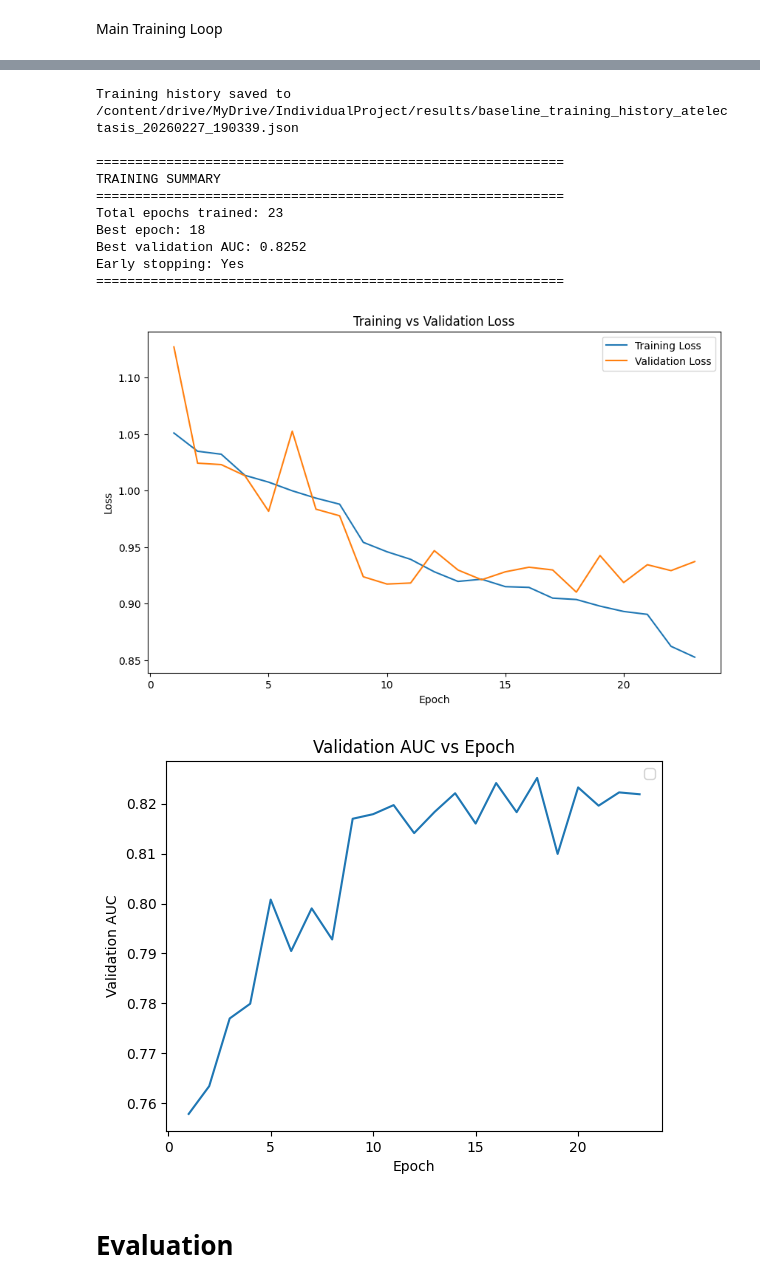
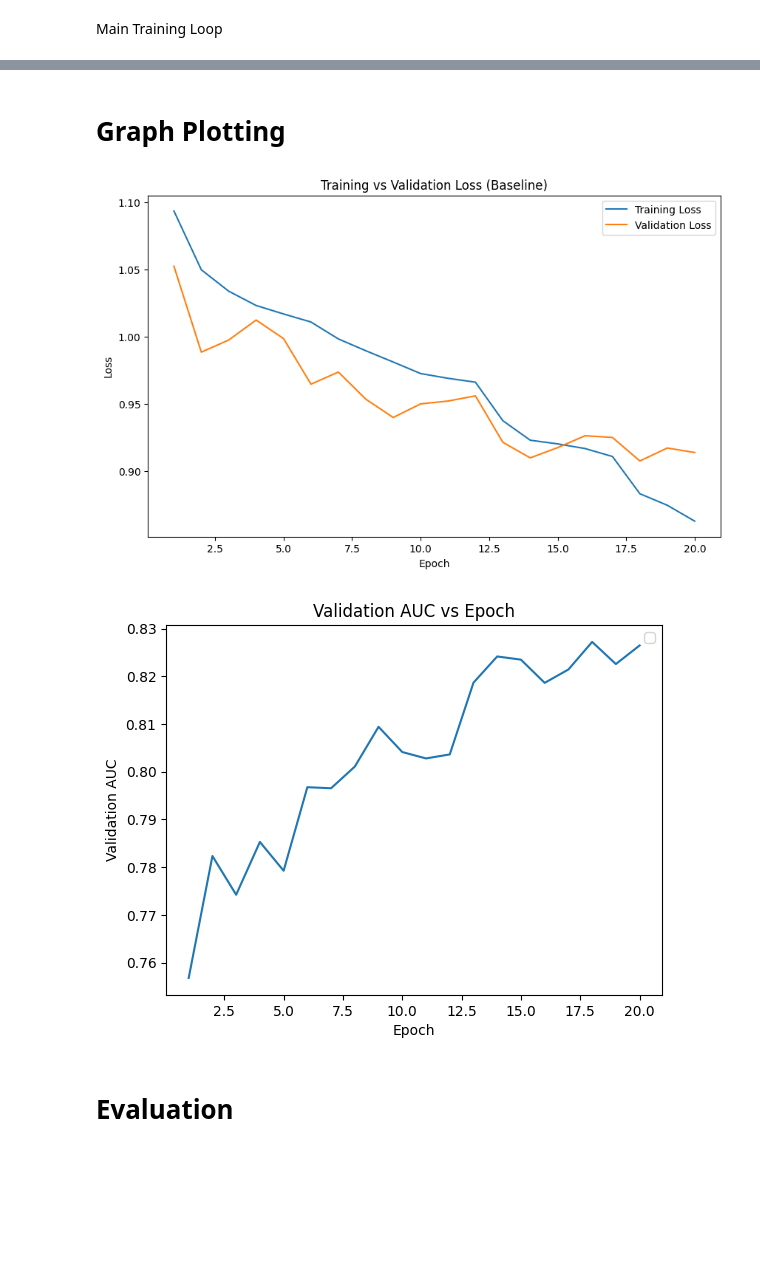
Before and after one commit to weixisee/COMP3931_Individual_Project, a Jupyter notebook: notebook/2_3_BinaryBaseline_Atelactasis.ipynb, the cells around one changed output, grey strips where cells are left out. Cells and saved outputs as stored; diff of their text form; code cells hidden in the pictures; blank space fills up the shorter version.

Commit message:
Modify the baseline notebook by removing unnecessary code and adding comments

```diff
--- a/notebook/2_3_BinaryBaseline_Atelactasis.ipynb
+++ b/notebook/2_3_BinaryBaseline_Atelactasis.ipynb
@@ -274,14 +206,12 @@ model = models.densenet121(weights=models.DenseNet121_Weights.IMAGENET1K_V1)
 # pos_weight
 pos = float((train_df["tasks/atelectasis_label"] == 1).sum())
 neg = float((train_df["tasks/atelectasis_label"] == 0).sum())
-pos_weight = torch.tensor([neg/ max(pos,1.0)], device =DEVICE)
+pos_weight = torch.tensor([neg/ pos], device =DEVICE)
 
 # using binary cross entropy with logits loss
-# criterion = nn.BCEWithLogitsLoss()
 criterion = nn.BCEWithLogitsLoss(pos_weight=pos_weight)
 
 num_features = model.classifier.in_features
-# model.classifier = nn.Linear(num_features, 1)
 model.classifier = nn.Sequential(nn.Dropout(0.4), nn.Linear(num_features, 1))
 model = model.to(DEVICE)
 
@@ -330,8 +260,8 @@ def validate(model, loader, criterion, device):
       loop = tqdm(loader, desc="Validation", leave=False)
 
       for images, labels, *_ in loop:
-          images = images.to(device, non_blocking=True)
-          labels = labels.to(device, non_blocking=True)
+          images = images.to(device)
+          labels = labels.to(device)
 
           outputs = model(images)
           loss = criterion(outputs, labels)
@@ -347,7 +277,7 @@ def validate(model, loader, criterion, device):
     all_labels = torch.cat(all_labels).numpy().reshape(-1)
 
     # compute the auc score directly
-    auc = roc_auc_score(all_labels, all_preds) if len(np.unique(all_labels)) > 1 else np.nan
+    auc = roc_auc_score(all_labels, all_preds)
 
     return avg_validation_loss, all_preds, all_labels, auc
 # %%
@@ -372,20 +303,22 @@ training_loss, validation_loss, validation_auc = [], [], []
 
 # save for model checkpoint
 for epoch in range(1, EPOCHS+1):
-  #  scaler
+
+    # train
     train_loss = train_one_epoch(model, train_loader, criterion, optimizer, DEVICE)
+    # validate
     val_loss, val_preds, val_labels, val_auc = validate(model, valid_loader, criterion, DEVICE)
 
     training_loss.append(train_loss)
     validation_loss.append(val_loss)
     validation_auc.append(val_auc)
 
-    scheduler.step(val_auc if not np.isnan(val_auc) else -1.0)
+    scheduler.step(val_auc)
 
     print(f"Epoch {epoch}/{EPOCHS} | Train loss: {train_loss:.4f} | Val loss: {val_loss:.4f} | Val AUC: {val_auc:.4f}")
 
     # implement early stopping
-    if not np.isnan(val_auc) and val_auc > best_val + min_delta:
+    if  val_auc > best_val + min_delta:
         best_val = val_auc
         best_epoch = epoch
         epochs_no_improve = 0
@@ -394,7 +327,7 @@ for epoch in range(1, EPOCHS+1):
     else:
         epochs_no_improve += 1
         if epochs_no_improve >= patience:
-            print(f"Early stopping: no val AUC improvement for {patience} epochs.")
+            print(f"Early stopping: no validation AUC improvement for {patience} epochs.")
             break
 
     save_checkpoint(epoch, model, optimizer, learning_rate, f"checkpoint_epoch_{epoch}.pth")
@@ -462,50 +381,41 @@ timestamp = datetime.now().strftime("%Y%m%d_%H%M%S")
 history_file = f"{SAVE_DIR}/baseline_training_history_atelectasis_{timestamp}.json"
 with open(history_file, 'w') as f:
     json.dump(training_history, f, indent=4)
-
-print(f"Training history saved to {history_file}")
-
-# Also save a summary
-print("\n" + "="*60)
-print("TRAINING SUMMARY")
-print("="*60)
-print(f"Total epochs trained: {len(training_loss)}")
-print(f"Best epoch: {training_history['best_model']['epoch']}")
-print(f"Best validation AUC: {training_history['best_model']['val_auc']:.4f}")
-print(f"Early stopping: {'Yes' if training_history['early_stopping']['triggered'] else 'No'}")
-print("="*60)
-# %% [output]
-Training history saved to /content/drive/MyDrive/IndividualProject/results/baseline_training_history_atelectasis_20260227_190339.json
-
-============================================================
-TRAINING SUMMARY
-============================================================
-Total epochs trained: 23
-Best epoch: 18
-Best validation AUC: 0.8252
-Early stopping: Yes
-============================================================
+# %% [markdown]
+# Graph Plotting
+# %%
+import json
+
+BASE_PATH = "/content/drive/MyDrive/IndividualProject/results"
+
+with open(f"{BASE_PATH}/baseline_training_history_atelectasis_20260215_022904.json", 'r') as f:
+    training_history = json.load(f)
 # %%
 # plot training_loss  v.s. validation loss
 import matplotlib.pyplot as plt
+
+training_loss = training_history["training_curves"]['train_loss']
+validation_loss = training_history["training_curves"]['val_loss']
 
 total_epochs = len(training_loss)
 
 plt.figure(figsize=(10, 6))
 plt.plot(range(1, total_epochs+1), training_loss, label="Training Loss")
 plt.plot(range(1, total_epochs+1), validation_loss, label="Validation Loss")
 
 plt.xlabel("Epoch")
 plt.ylabel("Loss")
-plt.title("Training vs Validation Loss")
+plt.title("Training vs Validation Loss (Baseline)")
 plt.legend()
 
-timestamp = datetime.now().strftime("%Y%m%d_%H%M%S")
-plt.savefig(f"/content/drive/MyDrive/IndividualProject/results/figures/training_vs_validation_loss_{timestamp}.png")
+# timestamp = datetime.now().strftime("%Y%m%d_%H%M%S")
+# plt.savefig(f"/content/drive/MyDrive/IndividualProject/results/figures/training_vs_validation_loss_{timestamp}.png")
 plt.show()
 # %% [output]
-[figure, old version]
+[figure, new version]
 # %%
+validation_auc = training_history["training_curves"]['val_auc']
+
 plt.figure()
 plt.plot(range(1, total_epochs+1), validation_auc)
 
@@ -514,8 +424,8 @@ plt.ylabel("Validation AUC")
 plt.title("Validation AUC vs Epoch")
 plt.legend()
 
-timestamp = datetime.now().strftime("%Y%m%d_%H%M%S")
-plt.savefig(f"/content/drive/MyDrive/IndividualProject/results/figures/validation_auc_vs_epoch_{timestamp}.png")
+# timestamp = datetime.now().strftime("%Y%m%d_%H%M%S")
+# plt.savefig(f"/content/drive/MyDrive/IndividualProject/results/figures/validation_auc_vs_epoch_{timestamp}.png")
 plt.show()
 # %% [output]
-[figure, old version]
+[figure, new version]
```
Also changed, not shown: parts of 61 cells of this notebook.
